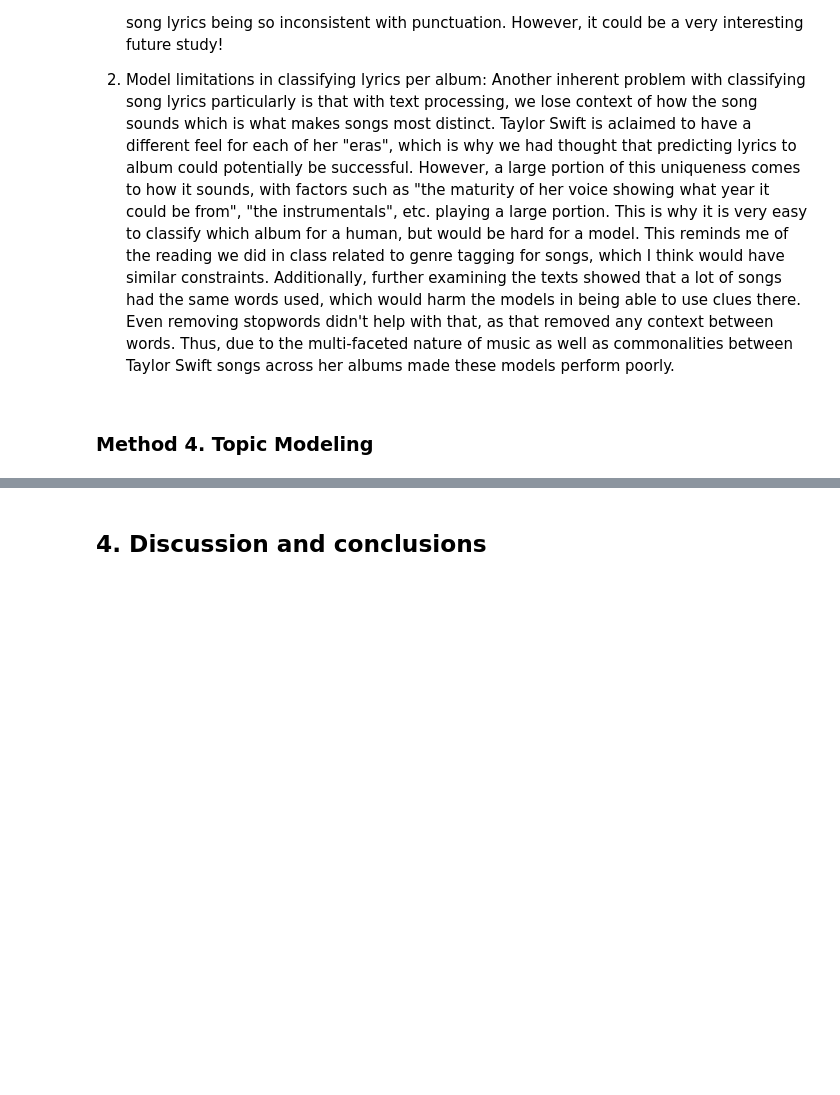
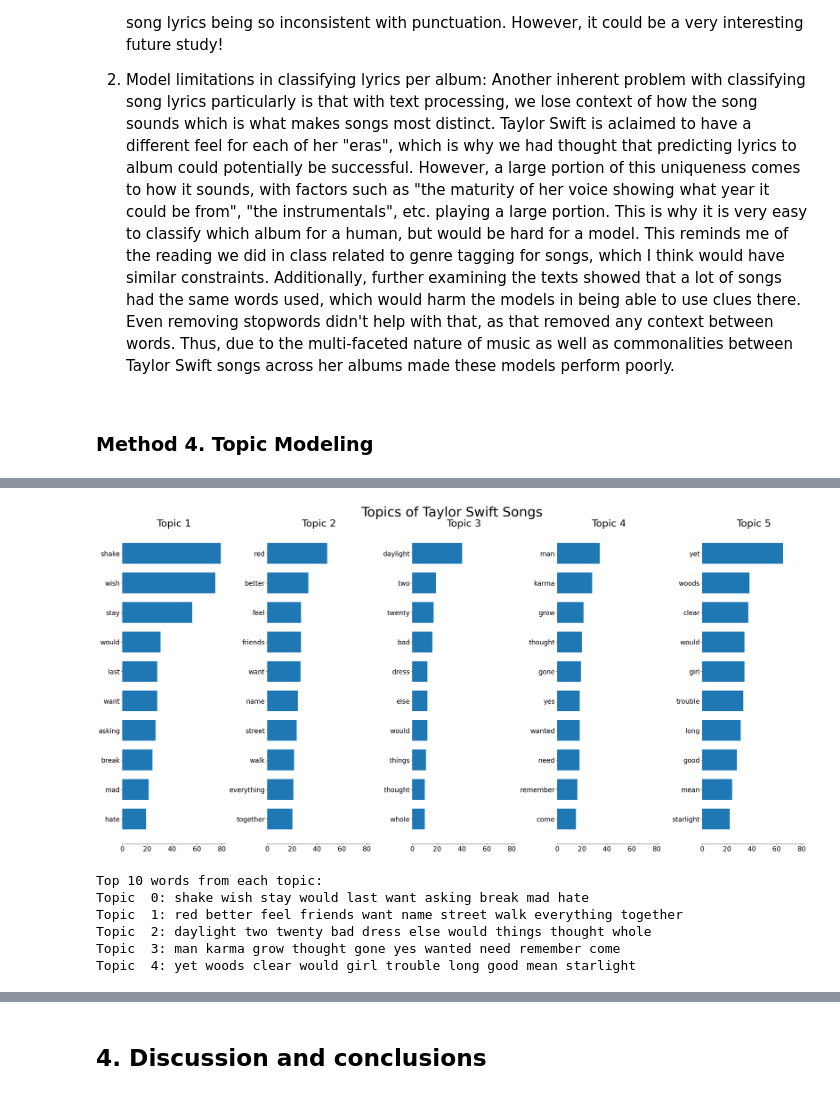
Before and after one commit to sreyaj99/nlp_tswift, a Jupyter notebook: project.ipynb, the cells around one changed output, grey strips where cells are left out. Drawn from its saved outputs; the diff is of its cells as text; code cells hidden in the pictures; blank space fills up the shorter version.

```diff
--- a/project.ipynb
+++ b/project.ipynb
@@ -1781,0 +1848,55 @@ Overall, from examining the performance of the baseline classifiers and the Bert
+# %%
+def display_topics(model, feature_names, k_top_words, title, n_topics=10):
+    fig, axes = plt.subplots(round(n_topics/5), 5, figsize=(30, 15), sharex=True)
+    axes = axes.flatten()
+    for topic_idx, topic in enumerate(model.components_):
+        top_features_ind = topic.argsort()[-k_top_words:]
+        top_features = feature_names[top_features_ind]
+        weights = topic[top_features_ind]
+
+        ax = axes[topic_idx]
+        ax.barh(top_features, weights, height=0.7)
+        ax.set_title(f"Topic {topic_idx +1}", fontdict={"fontsize": 30})
+        ax.tick_params(axis="both", which="major", labelsize=20)
+        for i in "top right left".split():
+            ax.spines[i].set_visible(False)
+        fig.suptitle(title, fontsize=40)
+
+    plt.subplots_adjust(top=0.90, bottom=0.05, wspace=0.90, hspace=0.3)
+    plt.tight_layout()
+    plt.show()
+
+display_topics(model=lda, feature_names=vectorizer.get_feature_names_out(), k_top_words=10, title="Topics of Taylor Swift Songs", n_topics=5)
+# %% [output]
+[figure, added]
+# %%
+def print_top_words(model, feature_names, n_top_words, hide_stops=False):
+    if hide_stops:
+        from sklearn.feature_extraction.text import ENGLISH_STOP_WORDS
+
+    for topic_idx, topic in enumerate(model.components_):
+        message = f"Topic {topic_idx: >2}: "
+        top_words_idx = topic.argsort()
+        if not hide_stops:
+            top_words = [feature_names[i]
+                         for i in top_words_idx[:-n_top_words - 1:-1]]
+        else:
+            top_words = []
+            i = 1
+            while len(top_words) < n_top_words:
+                if feature_names[top_words_idx[-i]] not in ENGLISH_STOP_WORDS:
+                    top_words.append(feature_names[top_words_idx[-i]])
+                i += 1
+        message += " ".join(top_words)
+        print(message)
+    print()
+
+print("Top 10 words from each topic:")
+print_top_words(lda, vectorizer.get_feature_names_out(), n_top_words=10, hide_stops=False)
+# %% [output]
+Top 10 words from each topic:
+Topic  0: shake wish stay would last want asking break mad hate
+Topic  1: red better feel friends want name street walk everything together
+Topic  2: daylight two twenty bad dress else would things thought whole
+Topic  3: man karma grow thought gone yes wanted need remember come
+Topic  4: yet woods clear would girl trouble long good mean starlight
```
Also changed, not shown: parts of 23 cells of this notebook, 2 other files.
